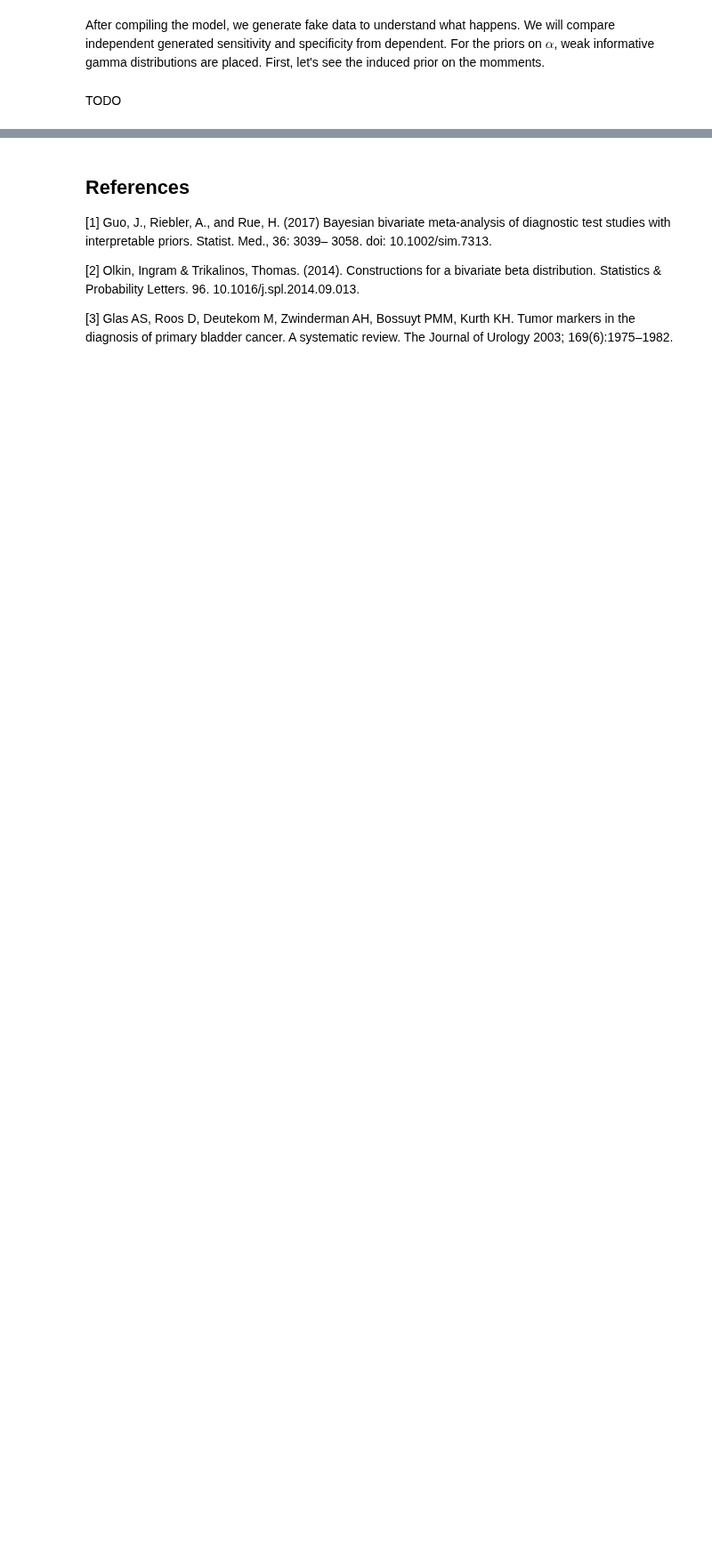
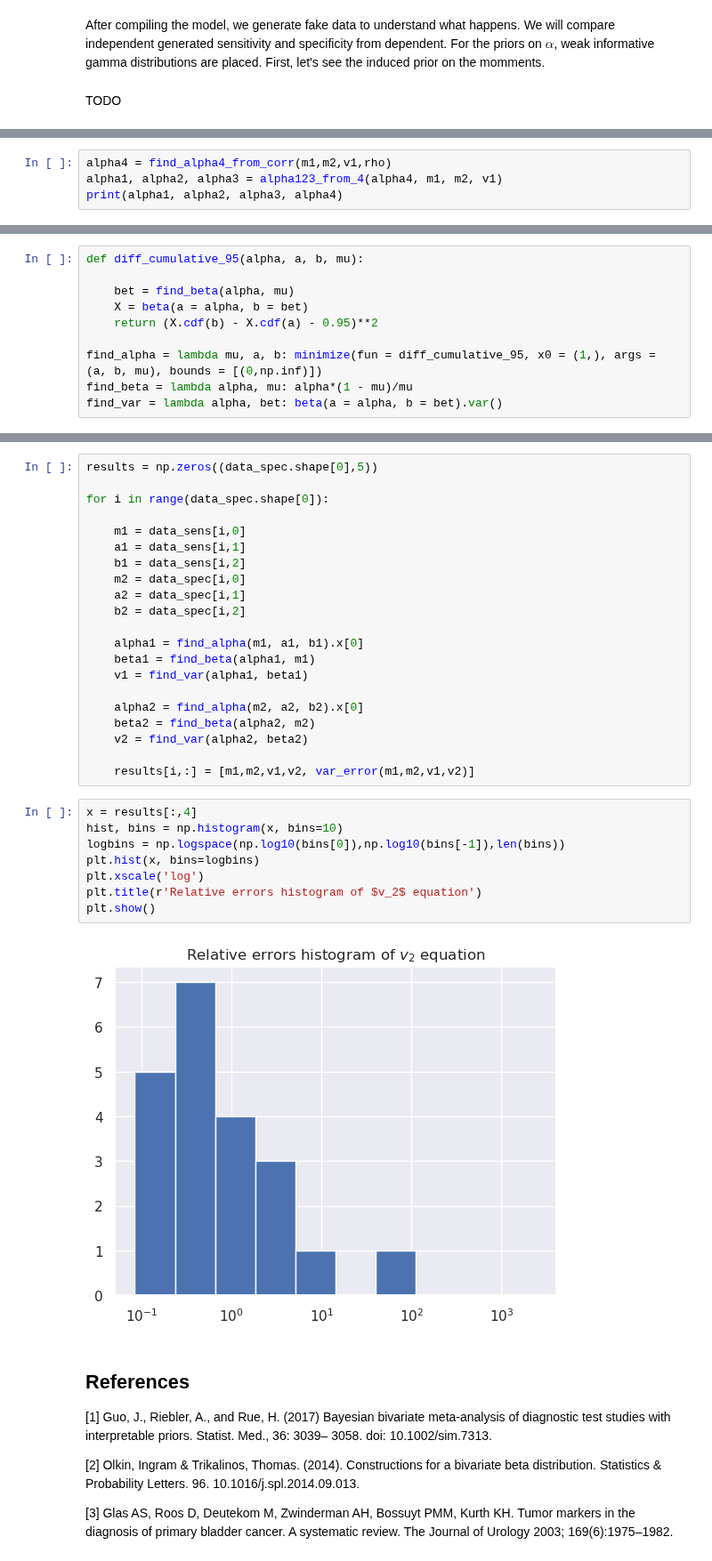
Before and after one commit to lucasmoschen/rds-bayesian-analysis-tcc, a Jupyter notebook: exercises/spec_sens/bivariate_diagnose_analysis.ipynb, the cells around one changed output, grey strips where cells are left out. Shown at 89% size. Cells and saved outputs as stored; diff of their text form; blank space fills up the shorter version.

```diff
--- a/exercises/spec_sens/bivariate_diagnose_analysis.ipynb
+++ b/exercises/spec_sens/bivariate_diagnose_analysis.ipynb
@@ -320,0 +269,4 @@ plt.show()
+# %%
+alpha4 = find_alpha4_from_corr(m1,m2,v1,rho)
+alpha1, alpha2, alpha3 = alpha123_from_4(alpha4, m1, m2, v1)
+print(alpha1, alpha2, alpha3, alpha4)
@@ -320,0 +334,10 @@ plt.show()
+# %%
+def diff_cumulative_95(alpha, a, b, mu):
+
+    bet = find_beta(alpha, mu)
+    X = beta(a = alpha, b = bet)
+    return (X.cdf(b) - X.cdf(a) - 0.95)**2
+
+find_alpha = lambda mu, a, b: minimize(fun = diff_cumulative_95, x0 = (1,), args = (a, b, mu), bounds = [(0,np.inf)])
+find_beta = lambda alpha, mu: alpha*(1 - mu)/mu
+find_var = lambda alpha, bet: beta(a = alpha, b = bet).var()
@@ -321,3 +346,34 @@ plt.show()
+# %%
+results = np.zeros((data_spec.shape[0],5))
+
+for i in range(data_spec.shape[0]):
+
+    m1 = data_sens[i,0]
+    a1 = data_sens[i,1]
+    b1 = data_sens[i,2]
+    m2 = data_spec[i,0]
+    a2 = data_spec[i,1]
+    b2 = data_spec[i,2]
+
+    alpha1 = find_alpha(m1, a1, b1).x[0]
+    beta1 = find_beta(alpha1, m1)
+    v1 = find_var(alpha1, beta1)
+
+    alpha2 = find_alpha(m2, a2, b2).x[0]
+    beta2 = find_beta(alpha2, m2)
+    v2 = find_var(alpha2, beta2)
+
+    results[i,:] = [m1,m2,v1,v2, var_error(m1,m2,v1,v2)]
+# %%
+x = results[:,4]
+hist, bins = np.histogram(x, bins=10)
+logbins = np.logspace(np.log10(bins[0]),np.log10(bins[-1]),len(bins))
+plt.hist(x, bins=logbins)
+plt.xscale('log')
+plt.title(r'Relative errors histogram of $v_2$ equation')
+plt.show()
+# %% [output]
+[figure, added]
 # %% [markdown]
 ## References
 
```
Also changed, not shown: parts of 25 cells of this notebook, 3 other files.
